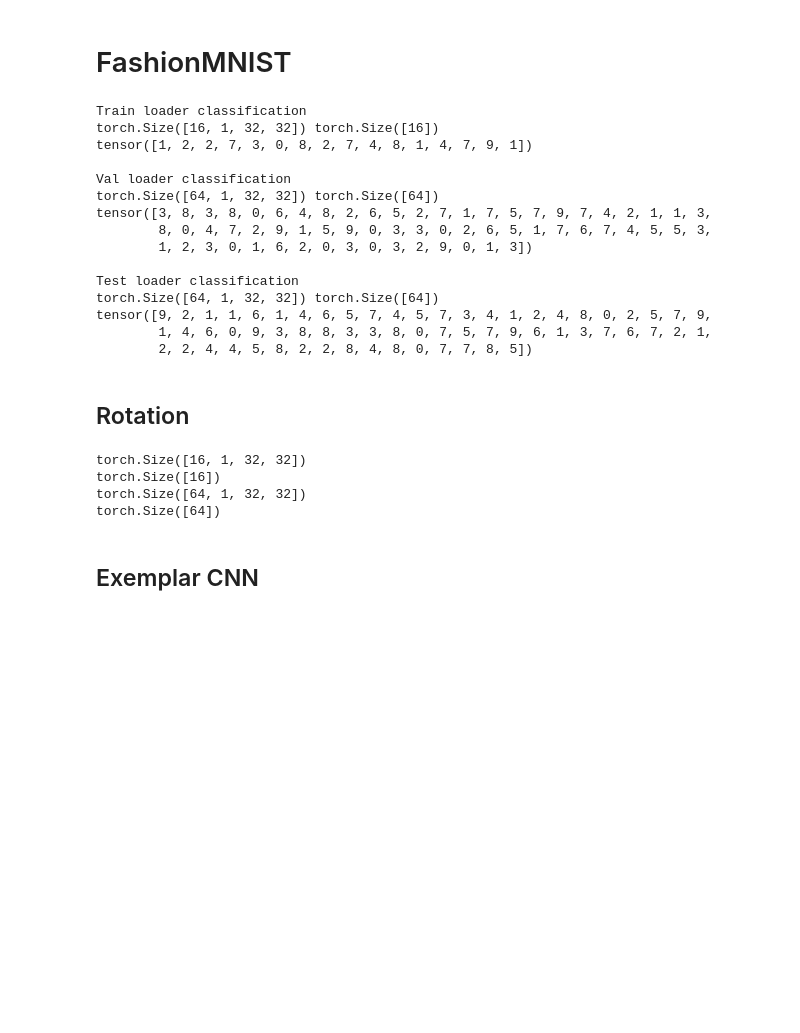
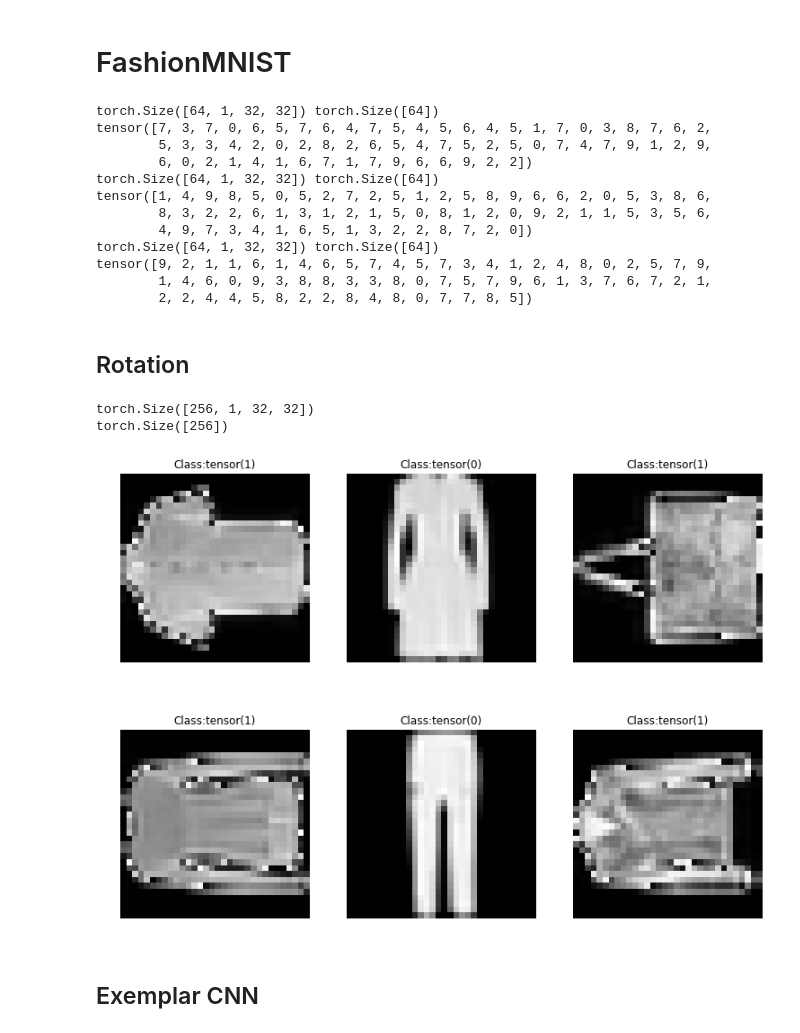
Before and after one commit to Wuschelbueb/AML19-SelfSupervised, a Jupyter notebook: jupyter/Summary.ipynb, the cells around one changed output. Saved outputs shown, nothing was run; the diff lists cells and outputs as text; code cells hidden in the pictures; blank space fills up the shorter version.

```diff
--- a/jupyter/Summary.ipynb
+++ b/jupyter/Summary.ipynb
@@ -47,17 +50,20 @@ test_data = FashionMNIST(root=root_dir, download=True, train=False, transform=tr
 # %%
 def train_val_subset(split):
+    """Splits the train data in train and validation subsets."""
     data_set = train_data
     nbr_train_examples = int(len(data_set) * split)
     nbr_val_examples = len(data_set) - nbr_train_examples
 
     return random_split(data_set, [nbr_train_examples, nbr_val_examples])
 # %%
-def train_loader_classification():
-    train_subset, val_subset = train_val_subset(0.8)
+def train_loader_fashion_mnist():
+    """Creates the data loader for the train data."""
+    train_subset, _ = train_val_subset(0.8)
 
     train_set = FashionMNISTDataset(
         data=train_subset,
         targets=train_subset
     )
-    return DataLoader(train_set, batch_size=16, shuffle=True)
+
+    return DataLoader(train_set, batch_size=64, shuffle=True)
 # %%
@@ -75,37 +84,31 @@ def test_loader_classification():
 # %%
-train_loader = train_loader_classification()
-val_loader = val_loader_classification()
-test_loader = test_loader_classification()
+train_loader = train_loader_fashion_mnist()
+val_loader = val_loader_fashion_mnist()
+test_loader = test_loader_fashion_mnist()
 
-print("Train loader classification")
 for xs, ys in train_loader:
     print(xs.size(), ys.size())
     print(ys)
     break
 
-print("\nVal loader classification")
 for xs, ys in val_loader:
     print(xs.size(), ys.size())
     print(ys)
     break
 
-print("\nTest loader classification")
 for xs, ys in test_loader:
     print(xs.size(), ys.size())
     print(ys)
     break
 # %% [output]
-Train loader classification
-torch.Size([16, 1, 32, 32]) torch.Size([16])
-tensor([1, 2, 2, 7, 3, 0, 8, 2, 7, 4, 8, 1, 4, 7, 9, 1])
-
-Val loader classification
 torch.Size([64, 1, 32, 32]) torch.Size([64])
-tensor([3, 8, 3, 8, 0, 6, 4, 8, 2, 6, 5, 2, 7, 1, 7, 5, 7, 9, 7, 4, 2, 1, 1, 3,
-        8, 0, 4, 7, 2, 9, 1, 5, 9, 0, 3, 3, 0, 2, 6, 5, 1, 7, 6, 7, 4, 5, 5, 3,
-        1, 2, 3, 0, 1, 6, 2, 0, 3, 0, 3, 2, 9, 0, 1, 3])
-
-Test loader classification
+tensor([7, 3, 7, 0, 6, 5, 7, 6, 4, 7, 5, 4, 5, 6, 4, 5, 1, 7, 0, 3, 8, 7, 6, 2,
+        5, 3, 3, 4, 2, 0, 2, 8, 2, 6, 5, 4, 7, 5, 2, 5, 0, 7, 4, 7, 9, 1, 2, 9,
+        6, 0, 2, 1, 4, 1, 6, 7, 1, 7, 9, 6, 6, 9, 2, 2])
+torch.Size([64, 1, 32, 32]) torch.Size([64])
+tensor([1, 4, 9, 8, 5, 0, 5, 2, 7, 2, 5, 1, 2, 5, 8, 9, 6, 6, 2, 0, 5, 3, 8, 6,
+        8, 3, 2, 2, 6, 1, 3, 1, 2, 1, 5, 0, 8, 1, 2, 0, 9, 2, 1, 1, 5, 3, 5, 6,
+        4, 9, 7, 3, 4, 1, 6, 5, 1, 3, 2, 2, 8, 7, 2, 0])
 torch.Size([64, 1, 32, 32]) torch.Size([64])
 tensor([9, 2, 1, 1, 6, 1, 4, 6, 5, 7, 4, 5, 7, 3, 4, 1, 2, 4, 8, 0, 2, 5, 7, 9,
         1, 4, 6, 0, 9, 3, 8, 8, 3, 3, 8, 0, 7, 5, 7, 9, 6, 1, 3, 7, 6, 7, 2, 1,
@@ -123,44 +125,46 @@ def rotate(image, angle):
     return image
 # %%
-for images, labels in train_loader_classification():
-    images = images
-    labels = labels
+for images, labels in train_loader:
+    images = images.to(device)
+    labels = labels.to(device)
 
-    print(images.shape)
-    print(labels.shape)
-
-    # images_augmented = torch.zeros_like(images)
-    # labes_augmented = torch.zeros_like(labels)
-    # print(images_augmented.shape)
-    # print(labes_augmented.shape)
     images_rotated = []
     labes_rotated = []
+
     for img in images:
         rotated_imgs = [
             img,
             rotate(img, 90),
             rotate(img, 180),
             rotate(img, 270)
         ]
         rotation_labels = torch.LongTensor([0, 1, 2, 3])
         stack = torch.stack(rotated_imgs, dim=0)
 
         images_rotated.append(stack)
         labes_rotated.append(rotation_labels)
 
     images = torch.cat(images_rotated, dim=0)
     labels = torch.cat(labes_rotated, dim=0)
-
     print(images.shape)
     print(labels.shape)
 
+    f, axes = plt.subplots(2, 3, figsize=(12.8, 9.6))
+    axes = [ax for axs in axes for ax in axs]
+
+    for i in range(6):
+        index = randint(0, len(images))
+        image = images[index]
+        label = labels[index]
+        axes[i].imshow(image[0].view(32, 32), cmap='gray')
+        axes[i].set_title('Class:' + str(label))
+        axes[i].axis('off')
 
     break
 # %% [output]
-torch.Size([16, 1, 32, 32])
-torch.Size([16])
-torch.Size([64, 1, 32, 32])
-torch.Size([64])
+torch.Size([256, 1, 32, 32])
+torch.Size([256])
+[figure, added]
 # %% [markdown]
 ## Exemplar CNN
 # %%
```
Also changed, not shown: parts of 72 cells of this notebook, 7 other files.
